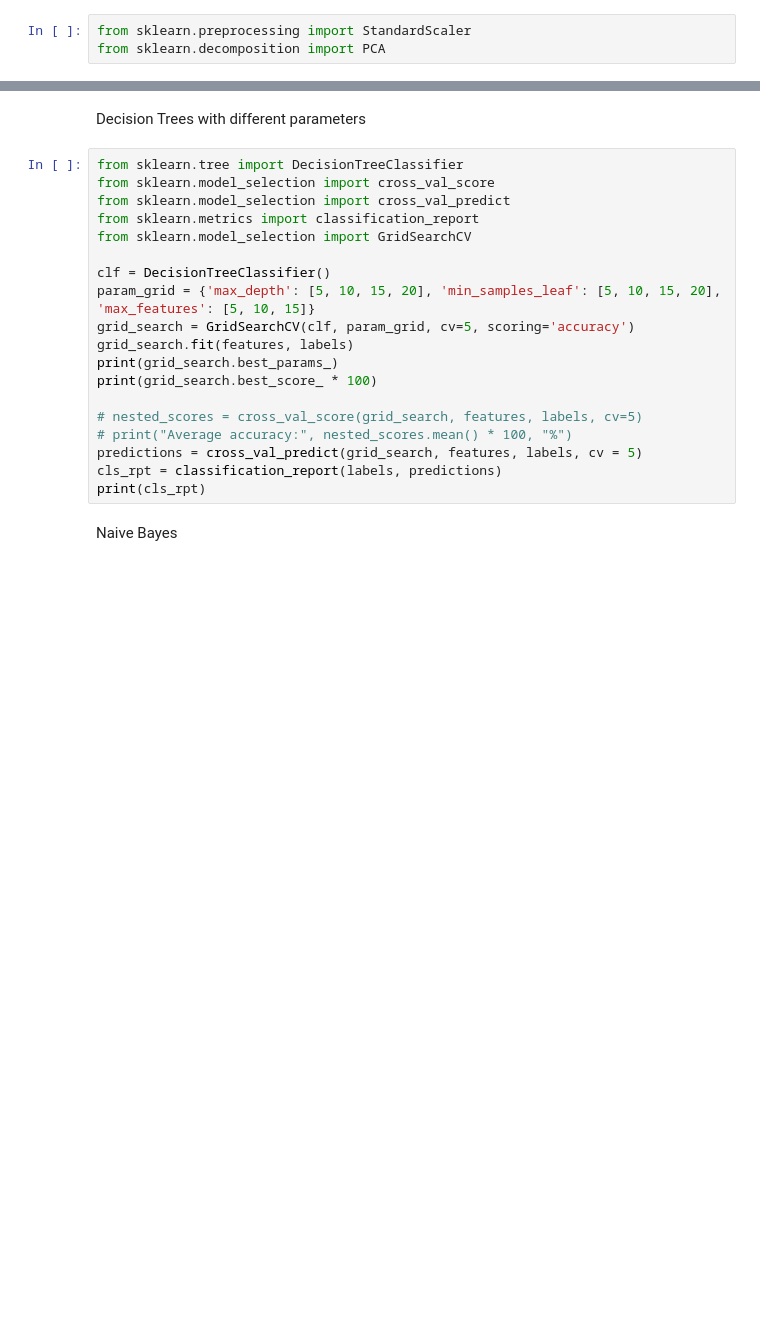
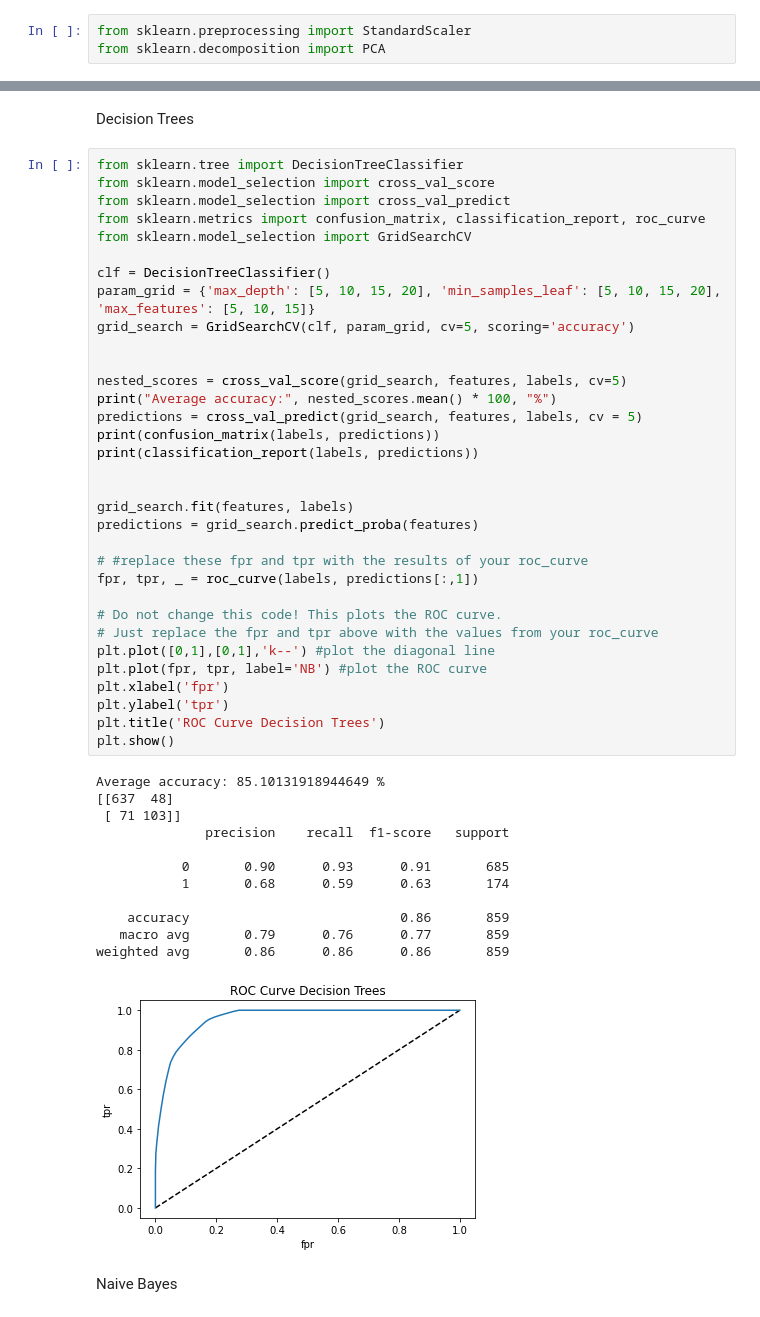
Before and after one commit to ashv1nr/cfb-top-25-predictor, a Jupyter notebook: cs363mProject.ipynb, the cells around one changed output, grey strips where cells are left out. Cells and saved outputs as stored; diff of their text form; blank space fills up the shorter version.

```diff
--- a/cs363mProject.ipynb
+++ b/cs363mProject.ipynb
@@ -375,23 +378,50 @@ from sklearn.decomposition import PCA
 # %% [markdown]
-Decision Trees with different parameters
+Decision Trees
 # %%
 from sklearn.tree import DecisionTreeClassifier
 from sklearn.model_selection import cross_val_score
 from sklearn.model_selection import cross_val_predict
-from sklearn.metrics import classification_report
+from sklearn.metrics import confusion_matrix, classification_report, roc_curve
 from sklearn.model_selection import GridSearchCV
 
 clf = DecisionTreeClassifier()
 param_grid = {'max_depth': [5, 10, 15, 20], 'min_samples_leaf': [5, 10, 15, 20], 'max_features': [5, 10, 15]}
 grid_search = GridSearchCV(clf, param_grid, cv=5, scoring='accuracy')
+
+
+nested_scores = cross_val_score(grid_search, features, labels, cv=5)
+print("Average accuracy:", nested_scores.mean() * 100, "%")
+predictions = cross_val_predict(grid_search, features, labels, cv = 5)
+print(confusion_matrix(labels, predictions))
+print(classification_report(labels, predictions))
+
+
 grid_search.fit(features, labels)
-print(grid_search.best_params_)
-print(grid_search.best_score_ * 100)
+predictions = grid_search.predict_proba(features)
 
-# nested_scores = cross_val_score(grid_search, features, labels, cv=5)
-# print("Average accuracy:", nested_scores.mean() * 100, "%")
-predictions = cross_val_predict(grid_search, features, labels, cv = 5)
-cls_rpt = classification_report(labels, predictions)
-print(cls_rpt)
+# #replace these fpr and tpr with the results of your roc_curve
+fpr, tpr, _ = roc_curve(labels, predictions[:,1])
+
+# Do not change this code! This plots the ROC curve.
+# Just replace the fpr and tpr above with the values from your roc_curve
+plt.plot([0,1],[0,1],'k--') #plot the diagonal line
+plt.plot(fpr, tpr, label='NB') #plot the ROC curve
+plt.xlabel('fpr')
+plt.ylabel('tpr')
+plt.title('ROC Curve Decision Trees')
+plt.show()
+# %% [output]
+Average accuracy: 85.10131918944649 %
+[[637  48]
+ [ 71 103]]
+              precision    recall  f1-score   support
+
+           0       0.90      0.93      0.91       685
+           1       0.68      0.59      0.63       174
+
+    accuracy                           0.86       859
+   macro avg       0.79      0.76      0.77       859
+weighted avg       0.86      0.86      0.86       859
+[figure, added]
 # %% [markdown]
 Naive Bayes
```
Also changed, not shown: parts of 18 cells of this notebook.
